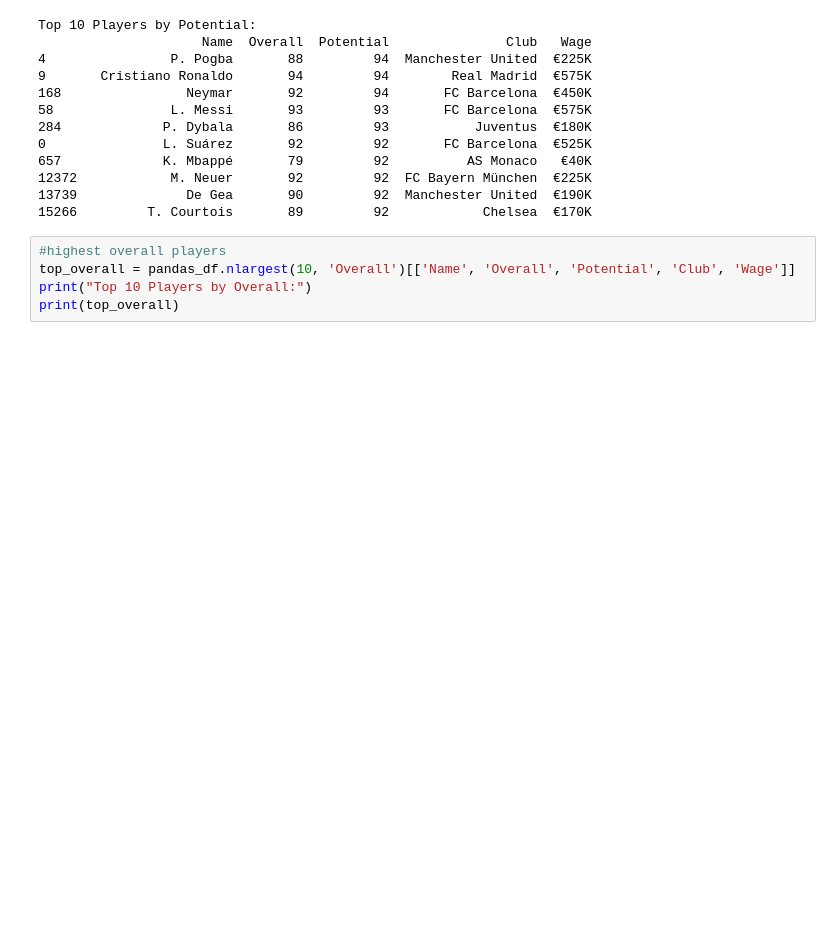
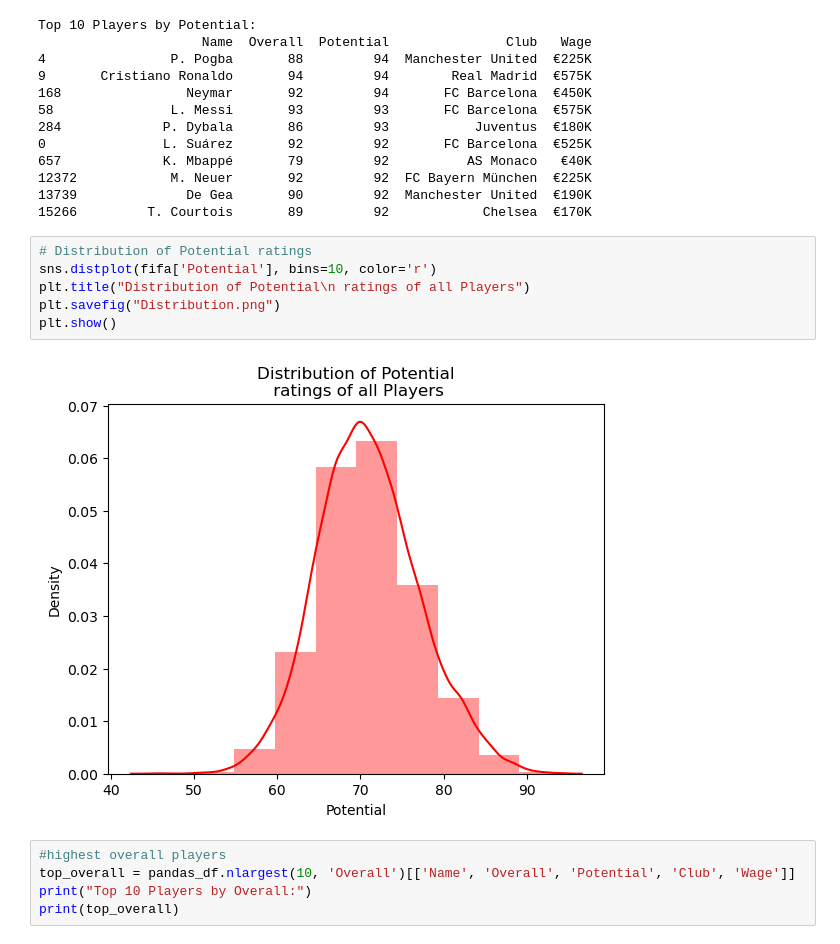
Before and after one commit to N1KH1LT0X1N/Plotting, a Jupyter notebook: eda.ipynb, the cells around one changed output. Drawn from its saved outputs; the diff is of its cells as text; blank space fills up the shorter version.

```diff
--- a/eda.ipynb
+++ b/eda.ipynb
@@ -599,6 +628,14 @@ Top 10 Players by Potential:
 12372            M. Neuer       92         92  FC Bayern München  €225K
 13739              De Gea       90         92  Manchester United  €190K
 15266         T. Courtois       89         92            Chelsea  €170K
+# %%
+# Distribution of Potential ratings
+sns.distplot(fifa['Potential'], bins=10, color='r')
+plt.title("Distribution of Potential\n ratings of all Players")
+plt.savefig("Distribution.png")
+plt.show()
+# %% [output]
+[figure, added]
 # %%
 #highest overall players
 top_overall = pandas_df.nlargest(10, 'Overall')[['Name', 'Overall', 'Potential', 'Club', 'Wage']]
```
Also changed, not shown: parts of 7 cells of this notebook, 1 other file.
